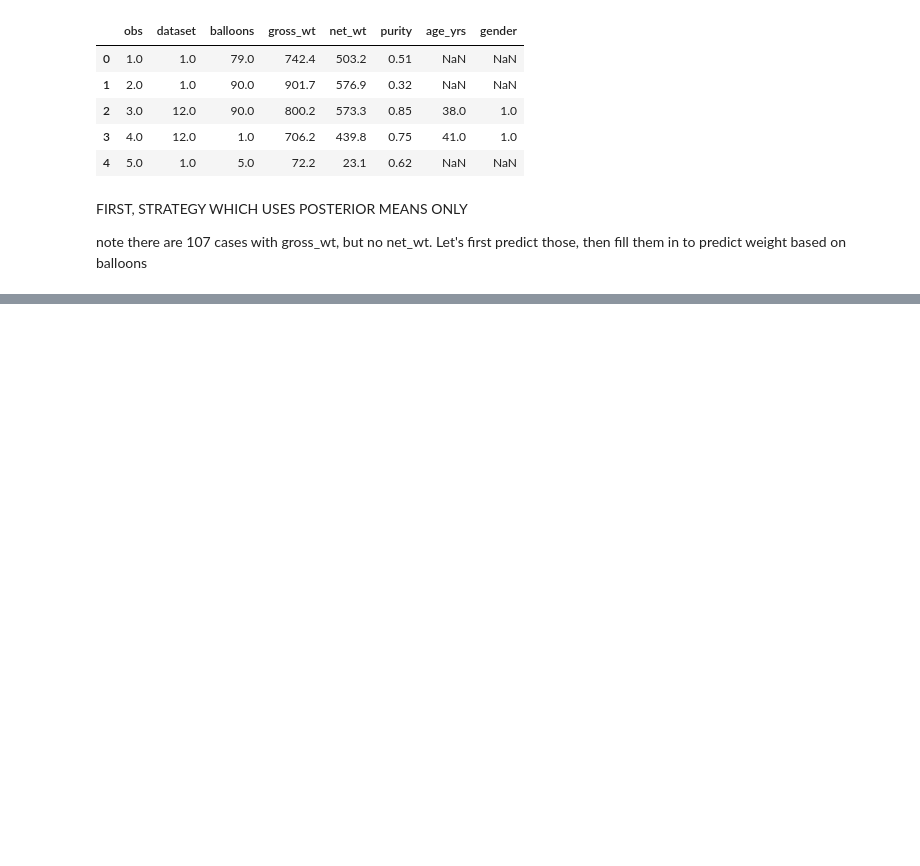
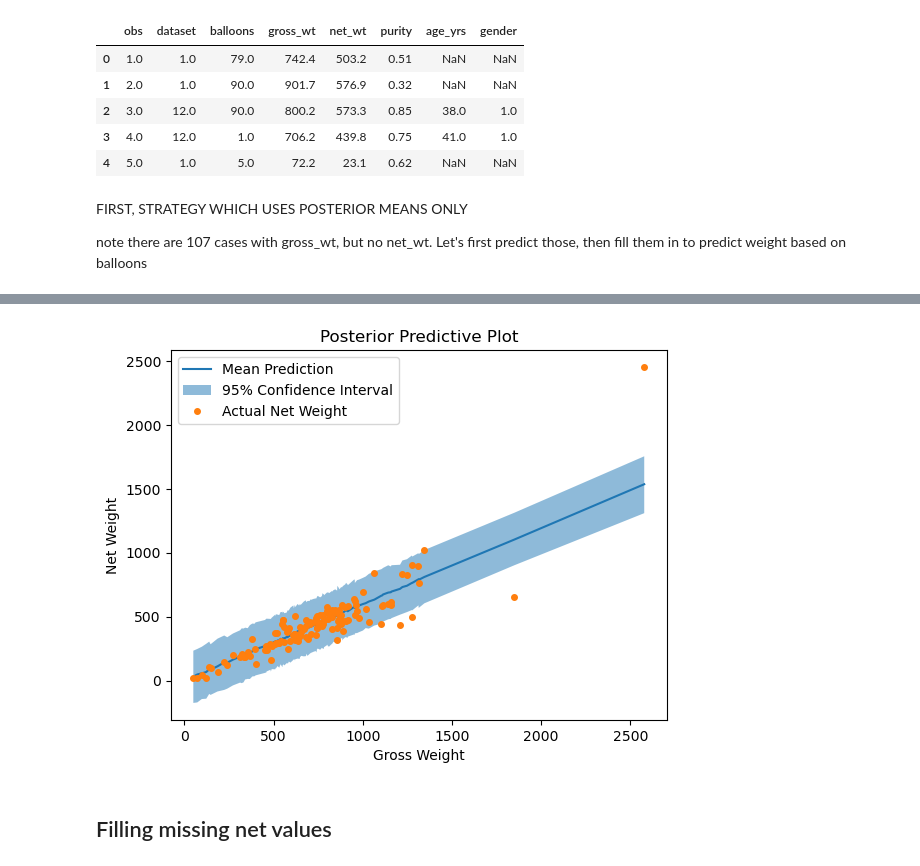
Before and after one commit to rfl-urbaniak/MRbook, a Jupyter notebook: imprecision_weight/shonubi/shonubi_code.ipynb, the cells around one changed output, grey strips where cells are left out. Saved outputs shown, nothing was run; the diff lists cells and outputs as text; code cells hidden in the pictures; blank space fills up the shorter version.

```diff
--- a/imprecision_weight/shonubi/shonubi_code.ipynb
+++ b/imprecision_weight/shonubi/shonubi_code.ipynb
@@ -248,0 +227,25 @@ netPred = sim(netModel, fillNetPair, n=int(1e4))
+# %%
+def summary(samples):
+    site_stats = {}
+    for k, v in samples.items():
+        site_stats[k] = {
+            "mean": torch.mean(v, 0),
+            "std": torch.std(v, 0),
+            "5%": v.kthvalue(int(len(v) * 0.05), dim=0)[0],
+            "95%": v.kthvalue(int(len(v) * 0.95), dim=0)[0],
+        }
+    return site_stats
+
+pred_summary = summary(samples1)
+# %%
+y = pred_summary["obs"]
+
+predictions = pd.DataFrame({
+    "gross_wt": gross_wt,
+    "y_mean": y["mean"],
+    "y_perc_5": y["5%"],
+    "y_perc_95": y["95%"],
+    "net_wt": net_wt,
+})
+
+predictions
@@ -248,0 +266,21 @@ netPred = sim(netModel, fillNetPair, n=int(1e4))
+# %%
+
+predictions = predictions.sort_values(by=["gross_wt"])
+
+plt.plot(predictions["gross_wt"], predictions["y_mean"], label='Mean Prediction')
+plt.fill_between(predictions['gross_wt'],
+                  predictions["y_perc_5"],
+                    predictions["y_perc_95"], alpha=0.5, label='95% Confidence Interval')
+plt.plot(predictions["gross_wt"], predictions["net_wt"], "o",
+          markersize=4, label='Actual Net Weight')
+
+plt.title('Posterior Predictive Plot')
+plt.xlabel('Gross Weight')
+plt.ylabel('Net Weight')
+plt.legend()
+
+plt.show()
+# %% [output]
+[figure, added]
+# %% [markdown]
+## Filling missing net values
```
Also changed, not shown: parts of 18 cells of this notebook.
